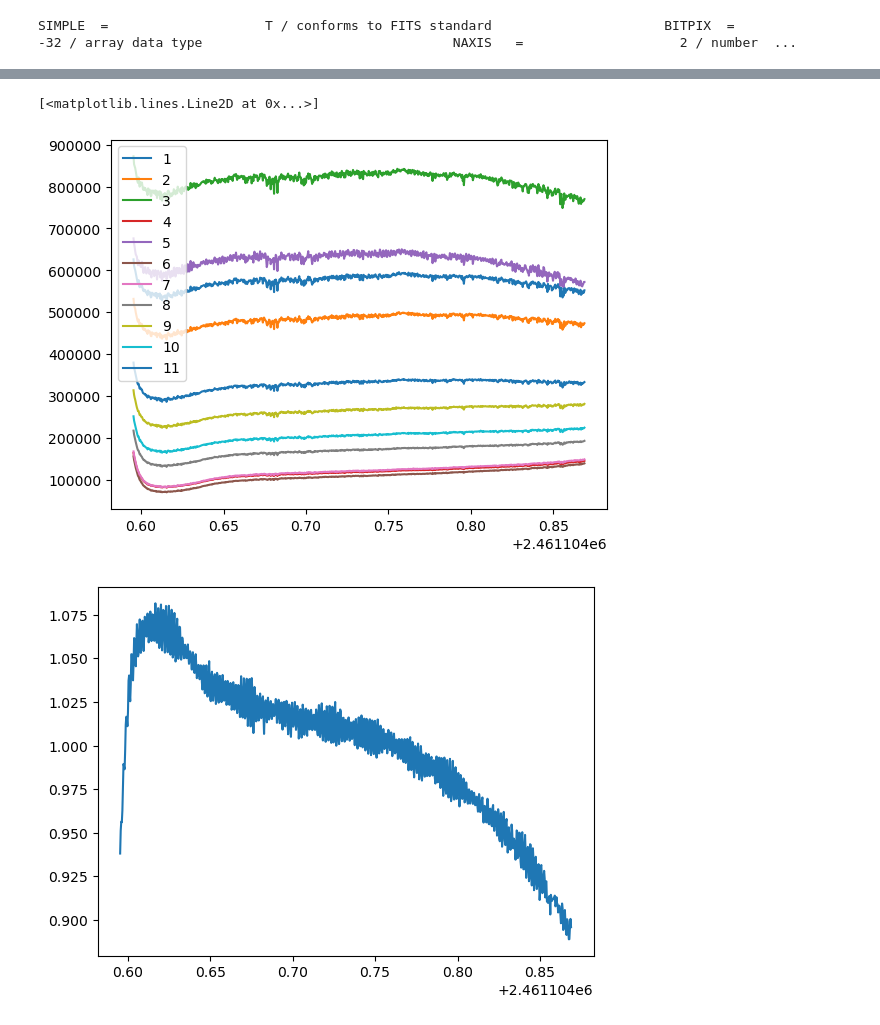
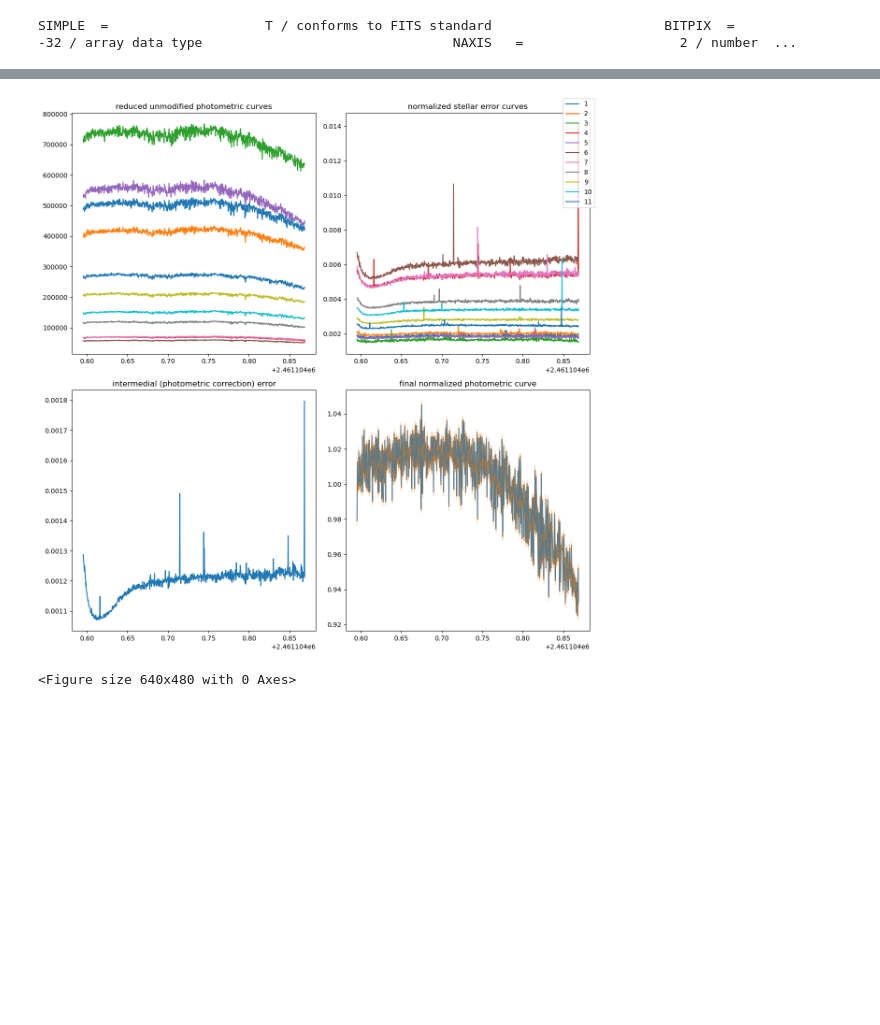
Before and after one commit to thomasnguyen21/astr302_pulsating_star, a Jupyter notebook: photometry.ipynb, the cells around one changed output, grey strips where cells are left out. Cells and saved outputs as stored; diff of their text form; code cells hidden in the pictures; blank space fills up the shorter version.

```diff
--- a/photometry.ipynb
+++ b/photometry.ipynb
@@ -112,17 +168,2 @@ fluxes_arr = np.array(fluxes_arr)
-# %%
-plt.figure()
-plt.plot(HJD_arr, fluxes_arr[:,:,0,0], label=['1','2','3','4','5','6','7','8','9','10','11'])
-plt.legend()
-
-plt.figure()
-target_star = fluxes_arr[:,4,0,0]
-phot_corr = np.mean([fluxes_arr[:,0,0,0],fluxes_arr[:,1,0,0],fluxes_arr[:,2,0,0],fluxes_arr[:,3,0,0],fluxes_arr[:,5,0,0],fluxes_arr[:,6,0,0],
-                    fluxes_arr[:,7,0,0],fluxes_arr[:,8,0,0],fluxes_arr[:,9,0,0],fluxes_arr[:,10,0,0]], axis=0)
-corr_target = target_star/phot_corr
-plt.plot(HJD_arr, corr_target/np.mean(corr_target))
-# %% [output]
-[<matplotlib.lines.Line2D at 0x...>]
-[figure, old version]
-[figure, removed]
 # %%
 # should probably do out with pandas, but save the numpy arrays just to be sure
@@ -130,0 +172,40 @@ np.save('HJD', HJD_arr)
+# %%
+fig, ax = plt.subplots(2,2, figsize=(12,12))
+ax[0,0].plot(HJD_arr, fluxes_arr[:,:,0], label=['1','2','3','4','5','6','7','8','9','10','11'])
+ax[0,0].set_title('reduced unmodified photometric curves')
+fig.legend()
+
+# relative photometry and error processing:
+stellar_means = np.mean(fluxes_arr[:,:,0], axis=0) # normalize each star relative to itself first. Scale both magnitude and errorbars by the same amount
+norm_stars = fluxes_arr/np.transpose([stellar_means,stellar_means]) # kind of janky because numpy cannot read my mind
+target_star = norm_stars[:,4,:] # fluxes and photometric error of target star
+other_stars = np.concatenate([norm_stars[:,:4,:], norm_stars[:,5:,:]], axis=1)
+phot_corr = np.mean(other_stars[:,:,0], axis=1) # the photometric correction factor = mean measured brightness of all calibration stars in that image
+ax[0,1].plot(HJD_arr, norm_stars[:,:,1])
+ax[0,1].set_title('normalized stellar error curves')
+
+# the error in the photometric correction factor is the propagated error from each data point, which is the sum in quadrature over the constant factor N
+# as per traditional Taylor error propagation. We do *not* need the standard error of the estimator sigma/sqrt(N) - technically, the mean isn't even the
+# ideal estimator for data points with known distributions, but suffice it to say we can be content with just the propagated error.
+plt.figure()
+#phot_sig = np.std(other_stars[:,:,0], axis=1)/np.sqrt(np.shape(other_stars)[1])
+err_phot = np.sqrt(np.sum(other_stars[:,:,1]**2, axis=1))/np.shape(other_stars)[1]
+#ax[1,0].plot(HJD_arr, err_prop)
+ax[1,0].plot(HJD_arr, err_phot)
+ax[1,0].set_title('intermedial (photometric correction) error')
+
+# now, the final quantity is our star over the mean of every other star:
+corr_target = target_star[:,0]/phot_corr
+# the corresponding error, according to error prop, is y = u/v -> sy^2 = (su/v0)^2 + (-u0*sv/v0^2)^2 = ((su)^2 + (u0*sv/v0)^2)/v0^2
+tot_err = np.sqrt((target_star[:,1])**2 + (target_star[:,0]*err_phot/phot_corr)**2)/phot_corr
+
+ax[1,1].plot(HJD_arr, corr_target)
+ax[1,1].errorbar(HJD_arr, corr_target, tot_err, alpha=0.3)
+#ax[1,1].set_xlim(0.65+2461104,0.75+2461104)
+ax[1,1].set_title('final normalized photometric curve')
+
+fig
+fig.tight_layout()
+# %% [output]
+[figure, new version]
+<Figure size 640x480 with 0 Axes>
```
Also changed, not shown: parts of 10 cells of this notebook.
